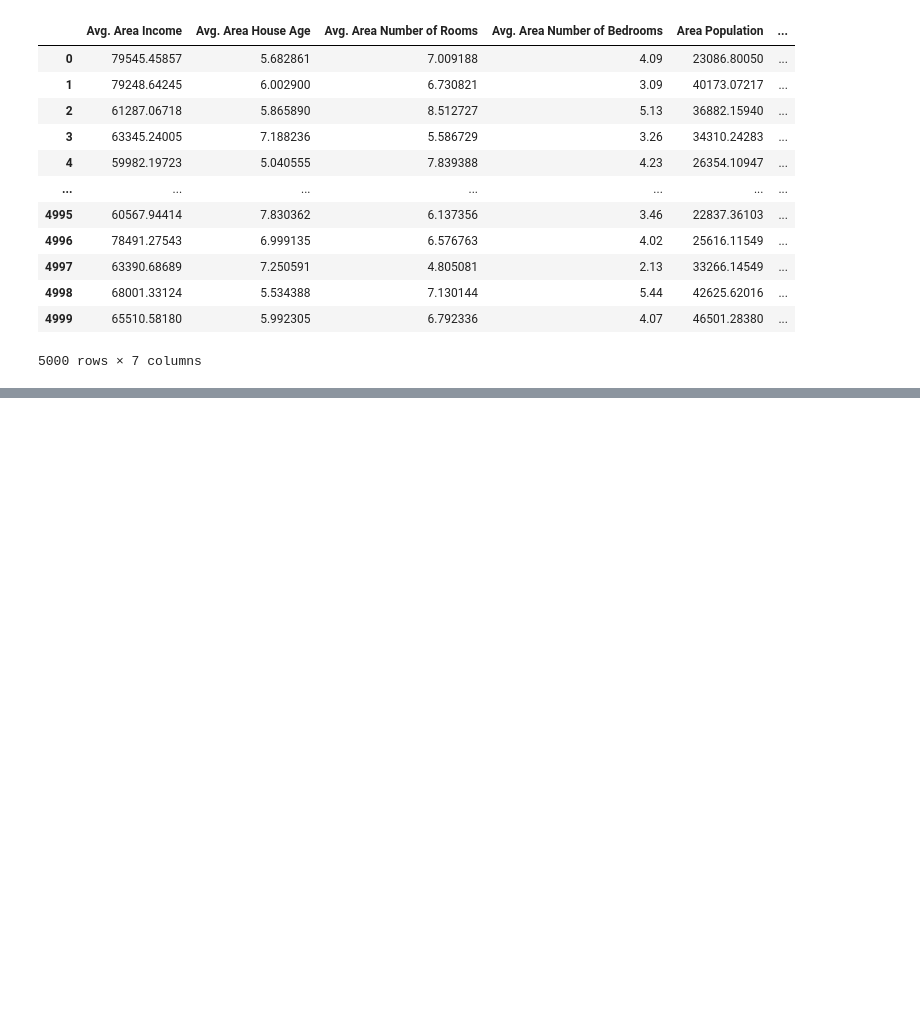
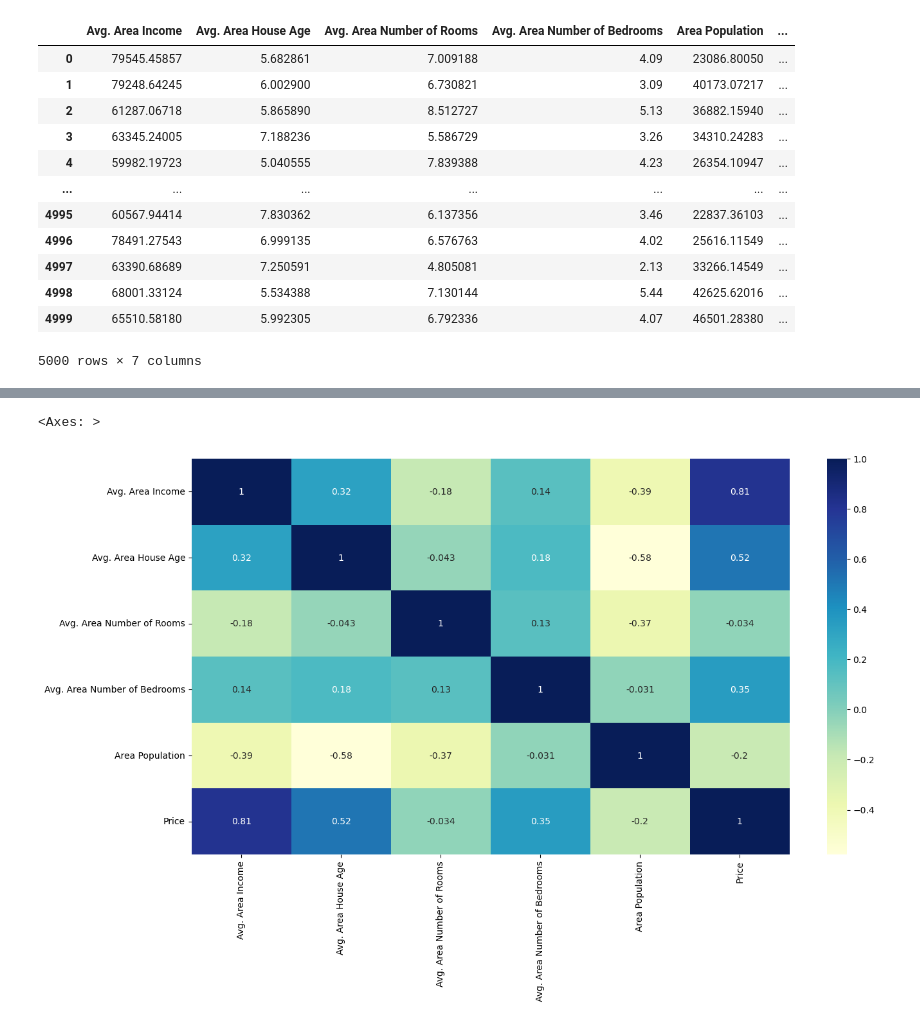
Before and after one commit to Miirshe/USA-Housing-Analysis-and-Prediction-Price, a Jupyter notebook: USA-Housing-Analysis-and-Prediction-Price.ipynb, the cells around one changed output, grey strips where cells are left out. Saved outputs shown, nothing was run; the diff lists cells and outputs as text; code cells hidden in the pictures; blank space fills up the shorter version.

```diff
--- a/USA-Housing-Analysis-and-Prediction-Price.ipynb
+++ b/USA-Housing-Analysis-and-Prediction-Price.ipynb
@@ -105,2 +119,16 @@ usa_housing
+# %%
+from scipy.stats import zscore
+
+# Calculate Z-scores for each column
+z_scores = zscore(usa_housing.select_dtypes(include='float'))
+
+# Define a threshold for Z-scores (e.g., 3)
+threshold = 3
+
+# Filter rows where any Z-score exceeds the threshold
+outliers = (z_scores > threshold).any(axis=1)
+
+# Remove outliers
+usa_housing = usa_housing[outliers]
 # %%
 from sklearn.model_selection import train_test_split
@@ -216,0 +214,7 @@ sns.heatmap(data_train.corr(), annot = True , cmap = "YlGnBu")
+# %%
+data_train = data_train.drop(['Address'], axis = 1)
+plt.figure(figsize = (15,8))
+sns.heatmap(data_train.corr(), annot = True , cmap = "YlGnBu")
+# %% [output]
+<Axes: >
+[figure, added]
```
Also changed, not shown: parts of 31 cells of this notebook.
